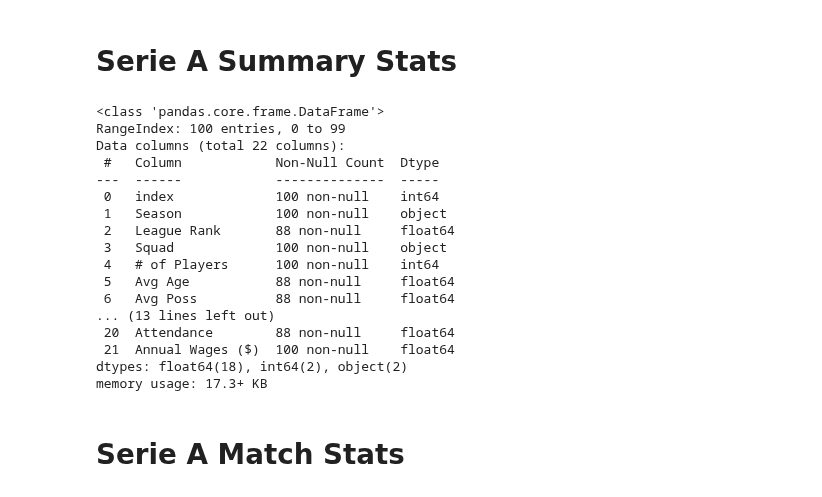
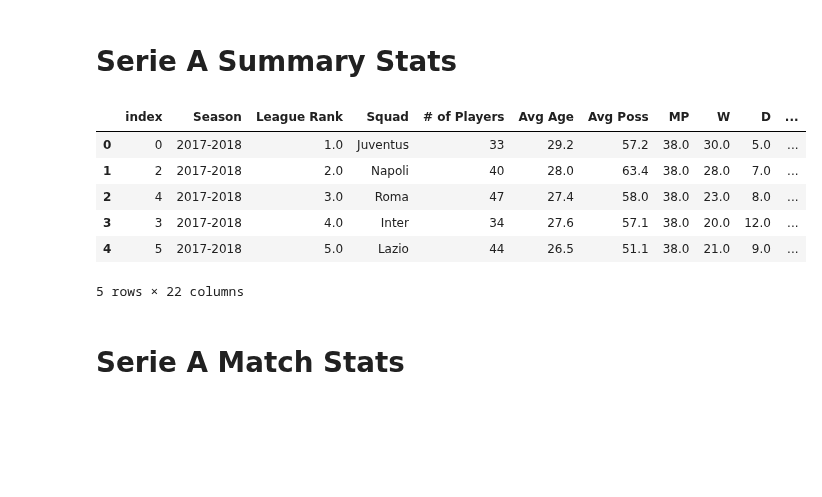
Before and after one commit to GurpreetChugh/Project-Football, a Jupyter notebook: Serie_A.ipynb, the cells around one changed output. Drawn from its saved outputs; the diff is of its cells as text; code cells hidden in the pictures; blank space fills up the shorter version.

```diff
--- a/Serie_A.ipynb
+++ b/Serie_A.ipynb
@@ -165,33 +165,23 @@ serie_a_seasons_sum_df = pd.concat([serie_a_1718_sum_clean_sorted_df, serie_a_18
 # %%
 #  Rearrange Columns and reset index
 serie_a_seasons_sum_df = serie_a_seasons_sum_df[['Season', 'League Rank', 'Squad', '# of Players', 'Avg Age',
                                                  'Avg Poss', 'MP', 'W', 'D', 'L', 'GF', 'GA', 'GD', 'Pts', 'Pts/MP',
                                                  'xG', 'xGA', 'xGD', 'xGD/90', 'Attendance', 'Annual Wages ($)']]
 
 serie_a_seasons_sum_df['Annual Wages ($)'] = serie_a_seasons_sum_df['Annual Wages ($)'].map(lambda x: x.replace(',', '')).astype(float)
 
 
 
 serie_a_seasons_sum_df = serie_a_seasons_sum_df.reset_index()
-serie_a_seasons_sum_df.info()
+serie_a_seasons_sum_df.head()
 # %% [output]
+|  | index | Season | League Rank | Squad | # of Players | Avg Age | Avg Poss | MP | W | D | ... |
+| 0 | 0 | 2017-2018 | 1.0 | Juventus | 33 | 29.2 | 57.2 | 38.0 | 30.0 | 5.0 | ... |
+| 1 | 2 | 2017-2018 | 2.0 | Napoli | 40 | 28.0 | 63.4 | 38.0 | 28.0 | 7.0 | ... |
+| 2 | 4 | 2017-2018 | 3.0 | Roma | 47 | 27.4 | 58.0 | 38.0 | 23.0 | 8.0 | ... |
+| 3 | 3 | 2017-2018 | 4.0 | Inter | 34 | 27.6 | 57.1 | 38.0 | 20.0 | 12.0 | ... |
+| 4 | 5 | 2017-2018 | 5.0 | Lazio | 44 | 26.5 | 51.1 | 38.0 | 21.0 | 9.0 | ... |
-<class 'pandas.core.frame.DataFrame'>
-RangeIndex: 100 entries, 0 to 99
-Data columns (total 22 columns):
- #   Column            Non-Null Count  Dtype
----  ------            --------------  -----
- 0   index             100 non-null    int64
- 1   Season            100 non-null    object
- 2   League Rank       88 non-null     float64
- 3   Squad             100 non-null    object
- 4   # of Players      100 non-null    int64
- 5   Avg Age           88 non-null     float64
- 6   Avg Poss          88 non-null     float64
-... (13 lines left out)
- 20  Attendance        88 non-null     float64
- 21  Annual Wages ($)  100 non-null    float64
-dtypes: float64(18), int64(2), object(2)
-memory usage: 17.3+ KB
+5 rows × 22 columns
 # %% [markdown]
 # Serie A Match Stats
 # %%
```
Also changed, not shown: parts of 1 cell of this notebook.
